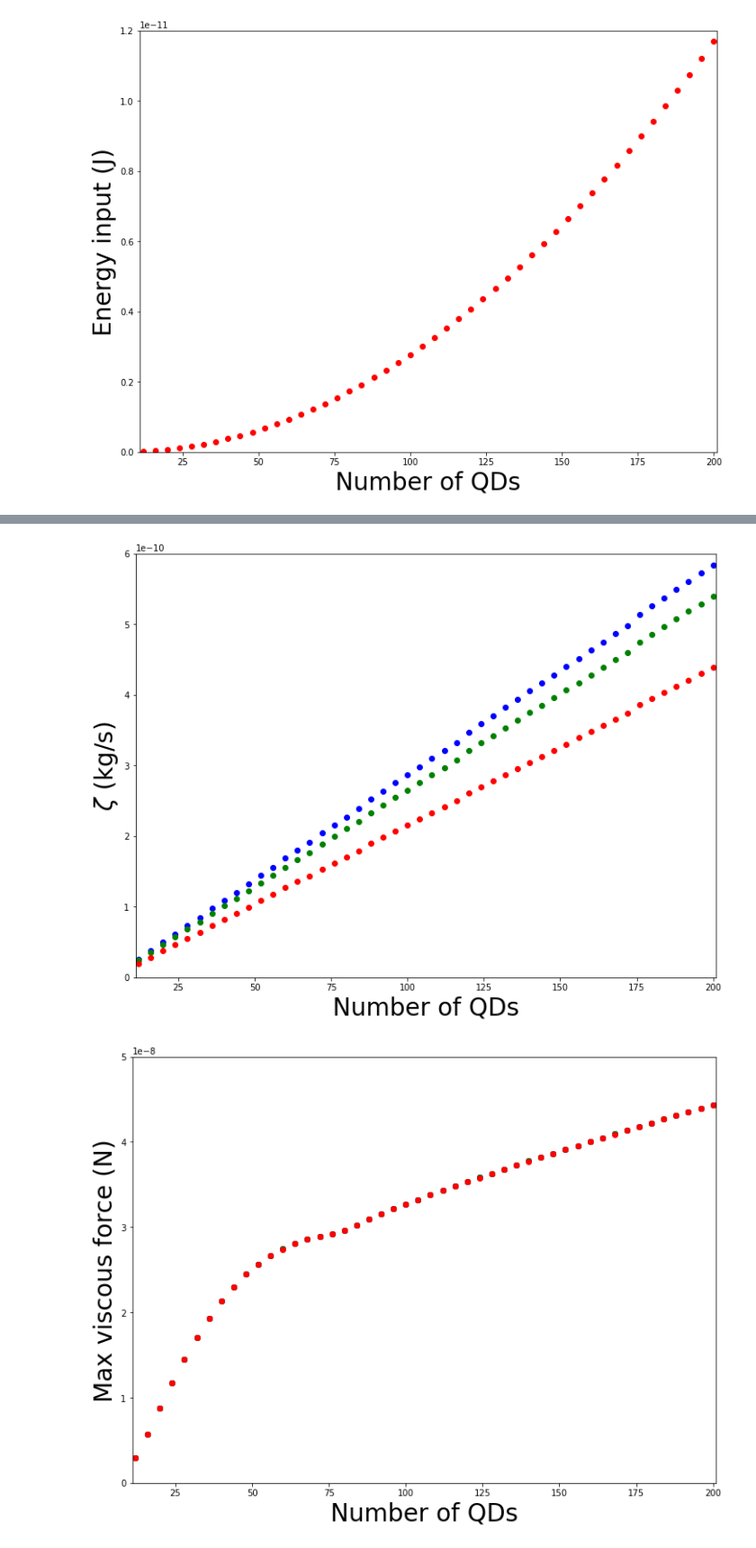
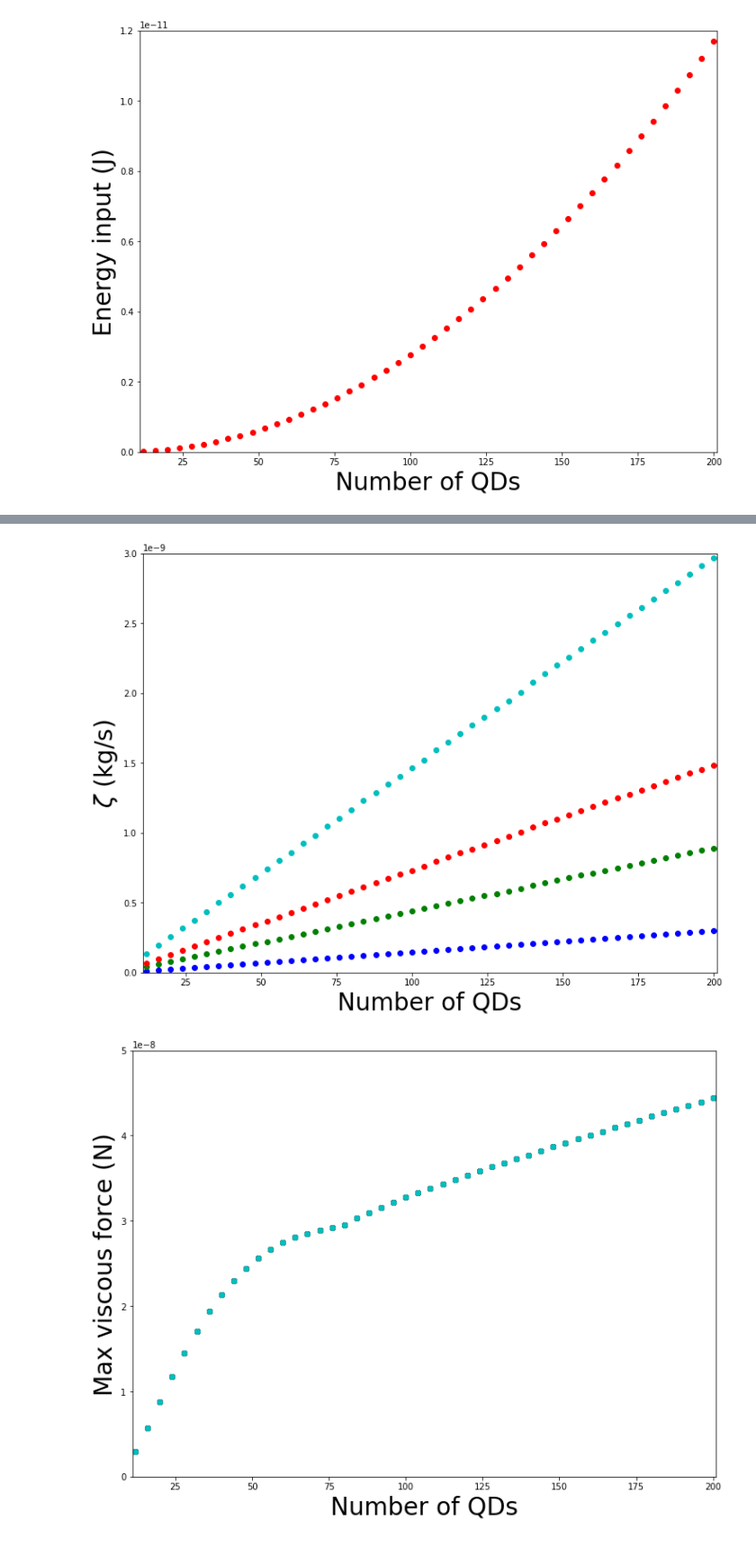
Before and after one commit to Paul-Burdekin/Final-codes, a Jupyter notebook: dm efficiency vs n.ipynb, the cells around one changed output, grey strips where cells are left out. Shown: that part at 90% size. Cells and saved outputs as stored; diff of their text form; code cells hidden in the pictures.

```diff
--- a/dm efficiency vs n.ipynb
+++ b/dm efficiency vs n.ipynb
@@ -605,7 +598,8 @@ ax1.set_ylim( 0 , 0.6 )
 ax1.set_xlim( startN-1 , N )
 ax2 = fig1.add_subplot(111)
 ax3 = fig1.add_subplot(111)
-ax_list = [ax1, ax2, ax3]
+ax4 = fig1.add_subplot(111)
+ax_list = [ax1, ax2, ax3, ax4]
 
 i=0
 for element in fluid_density_list:
@@ -715,14 +709,15 @@ dx1.set_ylim( 0 , 1.8e-15 )
 dx1.set_xlim( startN-1 , N )
 dx2 = fig3.add_subplot(111)
 dx3 = fig3.add_subplot(111)
-dx_list = [dx1, dx2, dx3]
+dx4 = fig3.add_subplot(111)
+dx_list = [dx1, dx2, dx3, dx4]
 
 i=0
 for element in fluid_density_list:
     j=0
-    E_OUT_list = E_OUTbig_list[i]
+    E_OUT_list = E_OUTbig_list[0]
     for n in np.arange(startN, N, 4):
-        dx_list[i].scatter( n_list[j], E_OUT_list[j], color = color_list[i] )
+        dx_list[0].scatter( n_list[j], E_OUT_list[j], color = color_list[0] )
         j+=1
     i+=1
 # %% [output]
@@ -761,11 +756,12 @@ fig4 = plt.figure(figsize=(12, 9))
 ex1 = fig4.add_subplot(111)
 ex1.set_xlabel('Number of QDs', fontsize ='28')
 ex1.set_ylabel('Max $\omega$ (rad/s)', fontsize ='28')
-ex1.set_ylim( 0 , 300)
+ex1.set_ylim( 0 , 500)
 ex1.set_xlim( startN-1 , N )
 ex2 = fig4.add_subplot(111)
 ex3 = fig4.add_subplot(111)
-ex_list = [ex1, ex2, ex3]
+ex4 = fig4.add_subplot(111)
+ex_list = [ex1, ex2, ex3, ex4]
 i=0
 for element in fluid_density_list:
     snipped_sol_list = snipped_solbig_list[i]
@@ -783,11 +779,12 @@ fig5 = plt.figure(figsize=(12, 9))
 fx1 = fig5.add_subplot(111)
 fx1.set_xlabel('Number of QDs', fontsize ='28')
 fx1.set_ylabel('$\zeta$ (kg/s)', fontsize ='28')
-fx1.set_ylim( 0 , 0.6e-9)
+fx1.set_ylim( 0 , 3e-9)
 fx1.set_xlim( startN-1 , N )
 fx2 = fig5.add_subplot(111)
 fx3 = fig5.add_subplot(111)
-fx_list = [fx1, fx2, fx3]
+fx4 = fig5.add_subplot(111)
+fx_list = [fx1, fx2, fx3, fx4]
 i=0
 for element in fluid_density_list:
     const = material_constant_list[i]
@@ -798,29 +795,30 @@ for element in fluid_density_list:
         j+=1
     i+=1
 # %% [output]
-[figure, old version]
+[figure, new version]
 # %%
 fig6 = plt.figure(figsize=(12, 9))
 gx1 = fig6.add_subplot(111)
 gx1.set_xlabel('Number of QDs', fontsize ='28')
 gx1.set_ylabel('Max viscous force (N)', fontsize ='28')
 gx1.set_ylim( 0 , 5e-8)
 gx1.set_xlim( startN-1 , N )
 gx2 = fig6.add_subplot(111)
 gx3 = fig6.add_subplot(111)
-gx_list = [gx1, gx2, gx3]
+gx4 = fig6.add_subplot(111)
+gx_list = [gx1, gx2, gx3, gx4]
 i=0
 for element in fluid_density_list:
     const = material_constant_list[i]
     snipped_sol_list = snipped_solbig_list[i]
     j=0
     for n in np.arange(startN, N, 4):
         constant = const[j]
         snip_sol = snipped_sol_list[j]
         maxw = np.max(snip_sol[1])
         #print (constant*maxw)
         gx_list[i].scatter( n_list[j], constant*maxw , color = color_list[i] )
         j+=1
     i+=1
 # %% [output]
-[figure, old version]
+[figure, new version]
```
Also changed, not shown: parts of 14 cells of this notebook.
